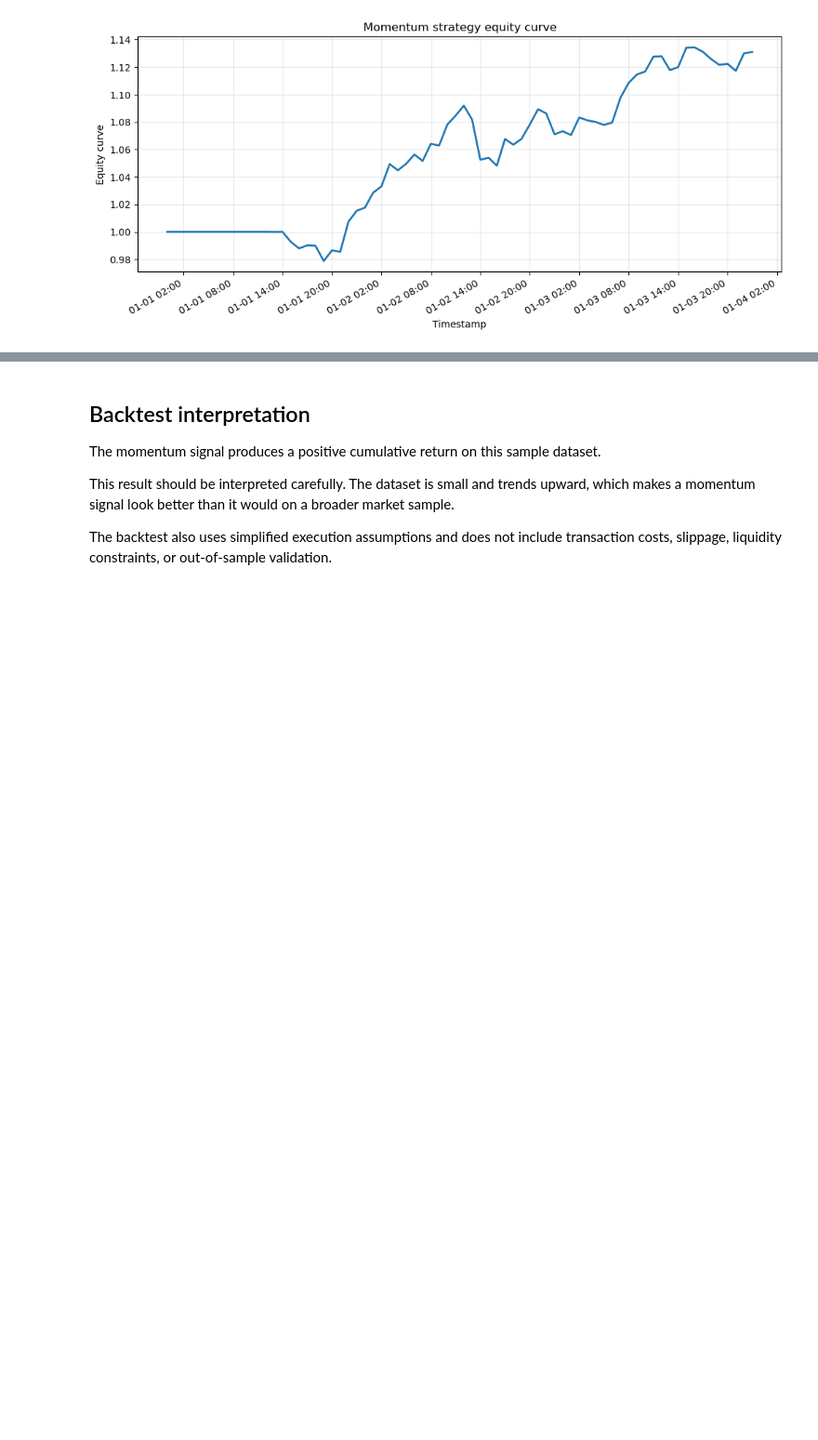
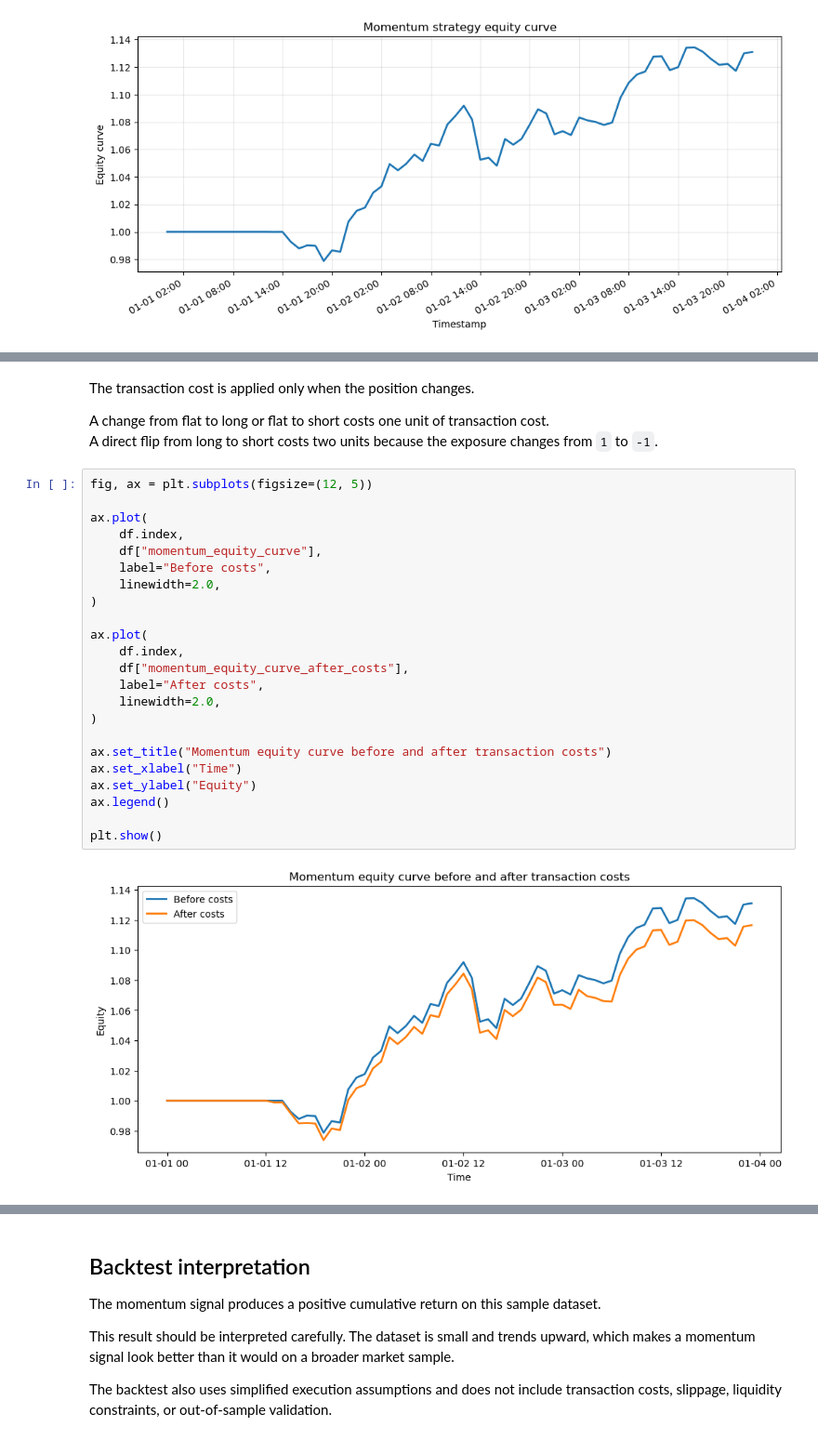
Before and after one commit to Piotr-Gala/market-signal-lab, a Jupyter notebook: notebooks/market_signal_analysis_volatile_sample.ipynb, the cells around one changed output, grey strips where cells are left out. Shown at 93% size. Saved outputs shown, nothing was run; the diff lists cells and outputs as text; blank space fills up the shorter version.

Commit message:
Add transaction cost check to momentum backtest

```diff
--- a/notebooks/market_signal_analysis_volatile_sample.ipynb
+++ b/notebooks/market_signal_analysis_volatile_sample.ipynb
@@ -224,0 +265,30 @@ plt.show()
+# %% [markdown]
+The transaction cost is applied only when the position changes.
+
+A change from flat to long or flat to short costs one unit of transaction cost.
+A direct flip from long to short costs two units because the exposure changes from `1` to `-1`.
+# %%
+fig, ax = plt.subplots(figsize=(12, 5))
+
+ax.plot(
+    df.index,
+    df["momentum_equity_curve"],
+    label="Before costs",
+    linewidth=2.0,
+)
+
+ax.plot(
+    df.index,
+    df["momentum_equity_curve_after_costs"],
+    label="After costs",
+    linewidth=2.0,
+)
+
+ax.set_title("Momentum equity curve before and after transaction costs")
+ax.set_xlabel("Time")
+ax.set_ylabel("Equity")
+ax.legend()
+
+plt.show()
+# %% [output]
+[figure, added]
```
Also changed, not shown: parts of 3 cells of this notebook.
